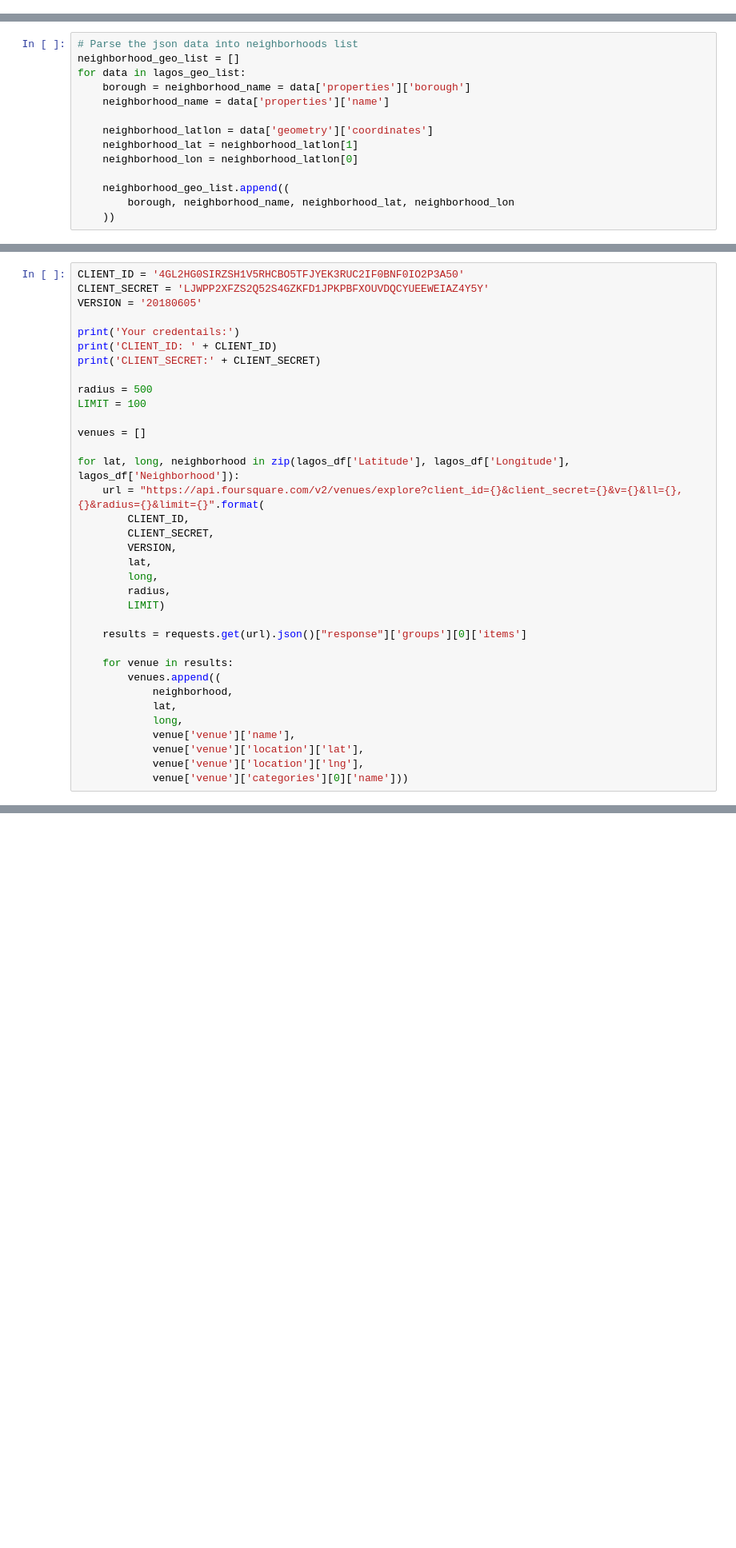
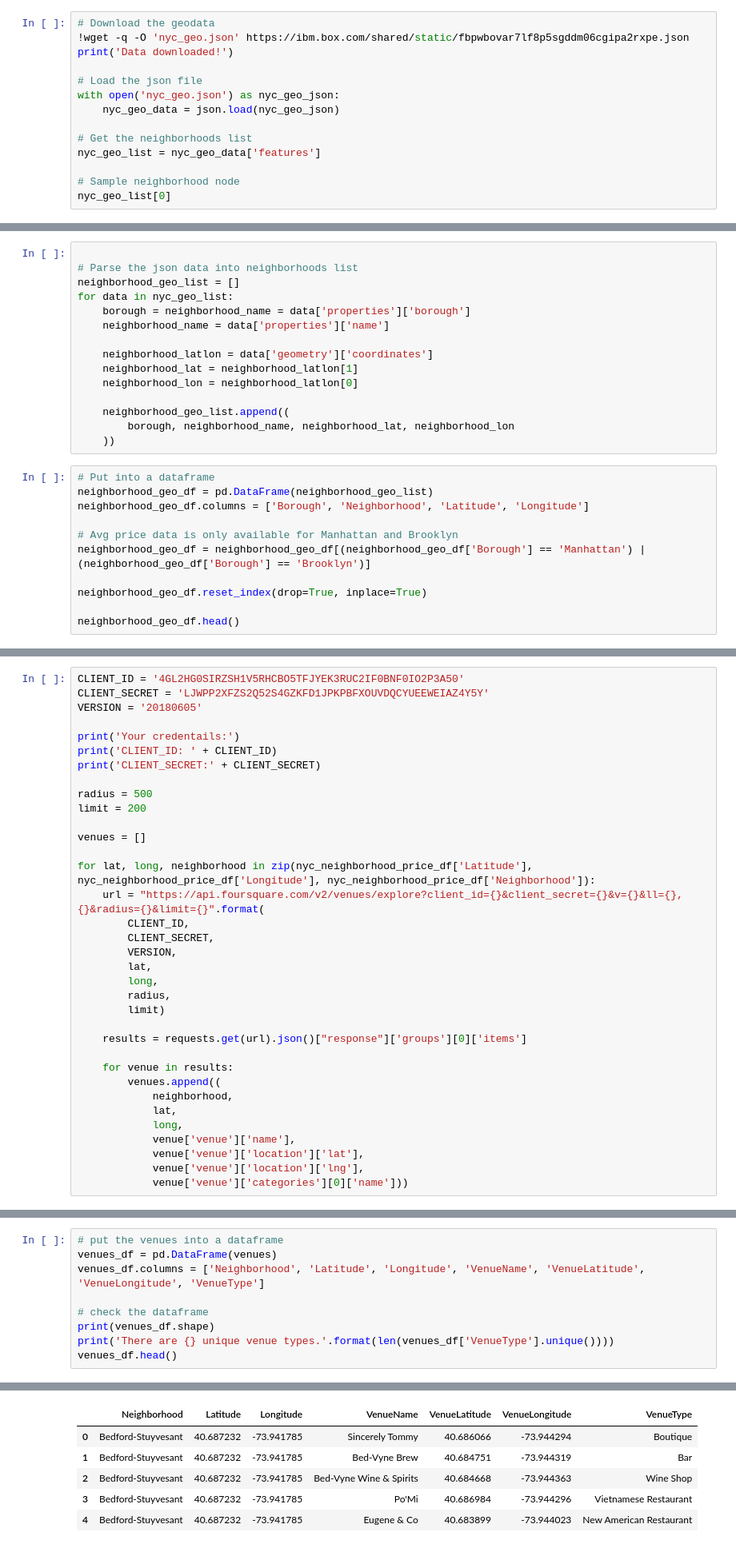
Before and after one commit to kwemkelechi/Capstone_project, a Jupyter notebook: Battle of neighborhood analysis.ipynb, the cells around one changed output, grey strips where cells are left out. Shown at 80% size. Saved outputs shown, nothing was run; the diff lists cells and outputs as text; blank space fills up the shorter version.

```diff
--- a/Battle of neighborhood analysis.ipynb
+++ b/Battle of neighborhood analysis.ipynb
@@ -130,0 +101,14 @@ with open('lagos_geo.json') as lagos_geo_json:
+# %%
+# Download the geodata
+!wget -q -O 'nyc_geo.json' https://ibm.box.com/shared/static/fbpwbovar7lf8p5sgddm06cgipa2rxpe.json
+print('Data downloaded!')
+
+# Load the json file
+with open('nyc_geo.json') as nyc_geo_json:
+    nyc_geo_data = json.load(nyc_geo_json)
+
+# Get the neighborhoods list
+nyc_geo_list = nyc_geo_data['features']
+
+# Sample neighborhood node
+nyc_geo_list[0]
@@ -131,7 +133,8 @@ with open('lagos_geo.json') as lagos_geo_json:
 # %%
+
 # Parse the json data into neighborhoods list
 neighborhood_geo_list = []
-for data in lagos_geo_list:
+for data in nyc_geo_list:
     borough = neighborhood_name = data['properties']['borough']
     neighborhood_name = data['properties']['name']
 
@@ -142,3 +145,14 @@ for data in lagos_geo_list:
     neighborhood_geo_list.append((
         borough, neighborhood_name, neighborhood_lat, neighborhood_lon
     ))
+# %%
+# Put into a dataframe
+neighborhood_geo_df = pd.DataFrame(neighborhood_geo_list)
+neighborhood_geo_df.columns = ['Borough', 'Neighborhood', 'Latitude', 'Longitude']
+
+# Avg price data is only available for Manhattan and Brooklyn
+neighborhood_geo_df = neighborhood_geo_df[(neighborhood_geo_df['Borough'] == 'Manhattan') | (neighborhood_geo_df['Borough'] == 'Brooklyn')]
+
+neighborhood_geo_df.reset_index(drop=True, inplace=True)
+
+neighborhood_geo_df.head()
@@ -154,11 +295,11 @@ print('CLIENT_ID: ' + CLIENT_ID)
 print('CLIENT_SECRET:' + CLIENT_SECRET)
 
 radius = 500
-LIMIT = 100
+limit = 200
 
 venues = []
 
-for lat, long, neighborhood in zip(lagos_df['Latitude'], lagos_df['Longitude'], lagos_df['Neighborhood']):
+for lat, long, neighborhood in zip(nyc_neighborhood_price_df['Latitude'], nyc_neighborhood_price_df['Longitude'], nyc_neighborhood_price_df['Neighborhood']):
     url = "https://api.foursquare.com/v2/venues/explore?client_id={}&client_secret={}&v={}&ll={},{}&radius={}&limit={}".format(
         CLIENT_ID,
         CLIENT_SECRET,
@@ -166,7 +307,7 @@ for lat, long, neighborhood in zip(lagos_df['Latitude'], lagos_df['Longitude'],
         lat,
         long,
         radius,
-        LIMIT)
+        limit)
 
     results = requests.get(url).json()["response"]['groups'][0]['items']
 
@@ -181,0 +327,10 @@ for lat, long, neighborhood in zip(lagos_df['Latitude'], lagos_df['Longitude'],
+# %%
+# put the venues into a dataframe
+venues_df = pd.DataFrame(venues)
+venues_df.columns = ['Neighborhood', 'Latitude', 'Longitude', 'VenueName', 'VenueLatitude', 'VenueLongitude', 'VenueType']
+
+# check the dataframe
+print(venues_df.shape)
+print('There are {} unique venue types.'.format(len(venues_df['VenueType'].unique())))
+venues_df.head()
+# %% [output]
@@ -181,0 +339,6 @@ for lat, long, neighborhood in zip(lagos_df['Latitude'], lagos_df['Longitude'],
+|  | Neighborhood | Latitude | Longitude | VenueName | VenueLatitude | VenueLongitude | VenueType |
+| 0 | Bedford-Stuyvesant | 40.687232 | -73.941785 | Sincerely Tommy | 40.686066 | -73.944294 | Boutique |
+| 1 | Bedford-Stuyvesant | 40.687232 | -73.941785 | Bed-Vyne Brew | 40.684751 | -73.944319 | Bar |
+| 2 | Bedford-Stuyvesant | 40.687232 | -73.941785 | Bed-Vyne Wine & Spirits | 40.684668 | -73.944363 | Wine Shop |
+| 3 | Bedford-Stuyvesant | 40.687232 | -73.941785 | Po'Mi | 40.686984 | -73.944296 | Vietnamese Restaurant |
+| 4 | Bedford-Stuyvesant | 40.687232 | -73.941785 | Eugene & Co | 40.683899 | -73.944023 | New American Restaurant |
```
Also changed, not shown: parts of 25 cells of this notebook.
